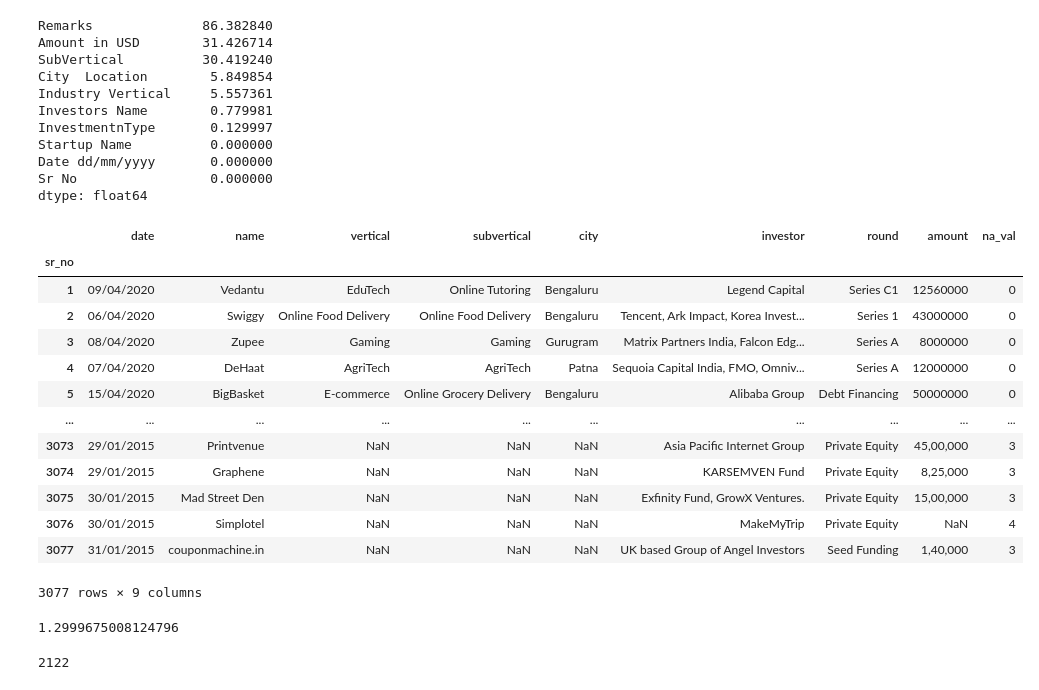
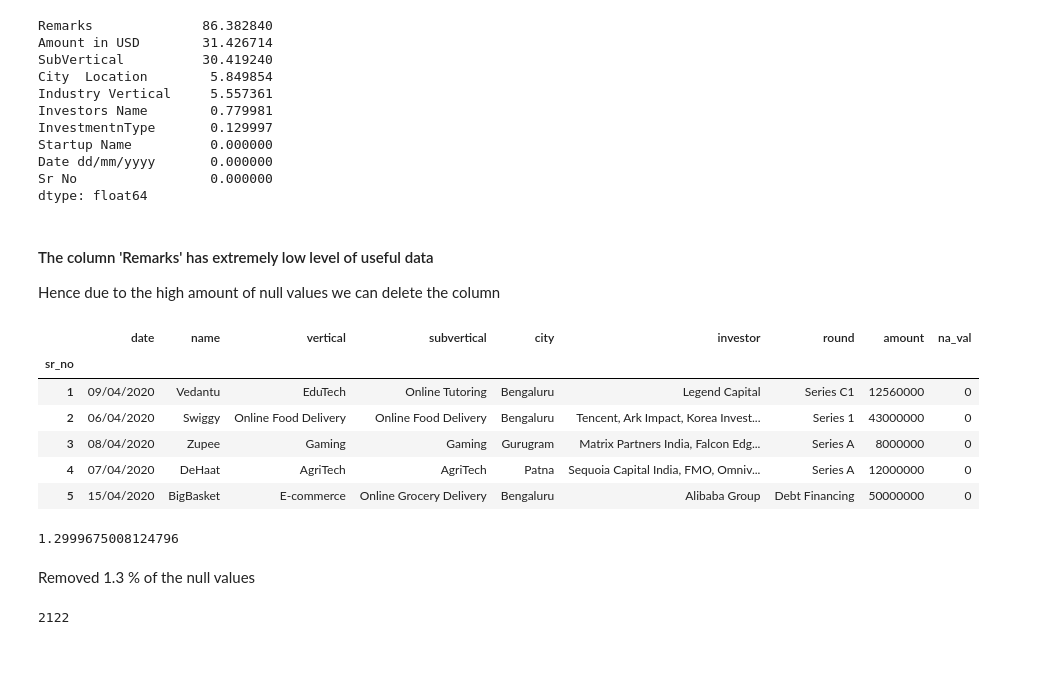
Before and after one commit to rishabh-runwal/startups, a Jupyter notebook: Startups.ipynb, the cells around one changed output. Cells and saved outputs as stored; diff of their text form; code cells hidden in the pictures; blank space fills up the shorter version.

```diff
--- a/Startups.ipynb
+++ b/Startups.ipynb
@@ -49,5 +63,8 @@ Startup Name          0.000000
 Date dd/mm/yyyy       0.000000
 Sr No                 0.000000
 dtype: float64
+# %% [markdown]
+#### The column 'Remarks' has extremely low level of useful data
+Hence due to the high amount of null values we can delete the column
 # %%
 del df['Remarks']
@@ -54,20 +74,13 @@ del df['Remarks']
 # %%
-df['na_val']= df.isnull().sum(axis=1)
+#Renaming columns
 df= df.rename(columns={"Date dd/mm/yyyy": "date","Sr No": "sr_no", "Startup Name": "name", "Industry Vertical": "vertical", "SubVertical": "subvertical", "City  Location": "city", "Investors Name": "investor", "InvestmentnType": "round", "Amount in USD": "amount"}).set_index('sr_no')
-df
+df.head()
 # %% [output]
 |  | date | name | vertical | subvertical | city | investor | round | amount | na_val |
 | sr_no |  |  |  |  |  |  |  |  |  |
 | 1 | 09/04/2020 | Vedantu | EduTech | Online Tutoring | Bengaluru | Legend Capital | Series C1 | 12560000 | 0 |
 | 2 | 06/04/2020 | Swiggy | Online Food Delivery | Online Food Delivery | Bengaluru | Tencent, Ark Impact, Korea Invest... | Series 1 | 43000000 | 0 |
 | 3 | 08/04/2020 | Zupee | Gaming | Gaming | Gurugram | Matrix Partners India, Falcon Edg... | Series A | 8000000 | 0 |
 | 4 | 07/04/2020 | DeHaat | AgriTech | AgriTech | Patna | Sequoia Capital India, FMO, Omniv... | Series A | 12000000 | 0 |
 | 5 | 15/04/2020 | BigBasket | E-commerce | Online Grocery Delivery | Bengaluru | Alibaba Group | Debt Financing | 50000000 | 0 |
-| ... | ... | ... | ... | ... | ... | ... | ... | ... | ... |
-| 3073 | 29/01/2015 | Printvenue | NaN | NaN | NaN | Asia Pacific Internet Group | Private Equity | 45,00,000 | 3 |
-| 3074 | 29/01/2015 | Graphene | NaN | NaN | NaN | KARSEMVEN Fund | Private Equity | 8,25,000 | 3 |
-| 3075 | 30/01/2015 | Mad Street Den | NaN | NaN | NaN | Exfinity Fund, GrowX Ventures. | Private Equity | 15,00,000 | 3 |
-| 3076 | 30/01/2015 | Simplotel | NaN | NaN | NaN | MakeMyTrip | Private Equity | NaN | 4 |
-| 3077 | 31/01/2015 | couponmachine.in | NaN | NaN | NaN | UK based Group of Angel Investors | Seed Funding | 1,40,000 | 3 |
-3077 rows × 9 columns
 # %%
@@ -76,4 +90,6 @@ df.drop(df.loc[df['na_val']>3].index, inplace= True)
 (int_ln-df.shape[0])*100/int_ln
 # %% [output]
 1.2999675008124796
+# %% [markdown]
+Removed 1.3 % of the null values
 # %%
```
Also changed, not shown: parts of 78 cells of this notebook.
